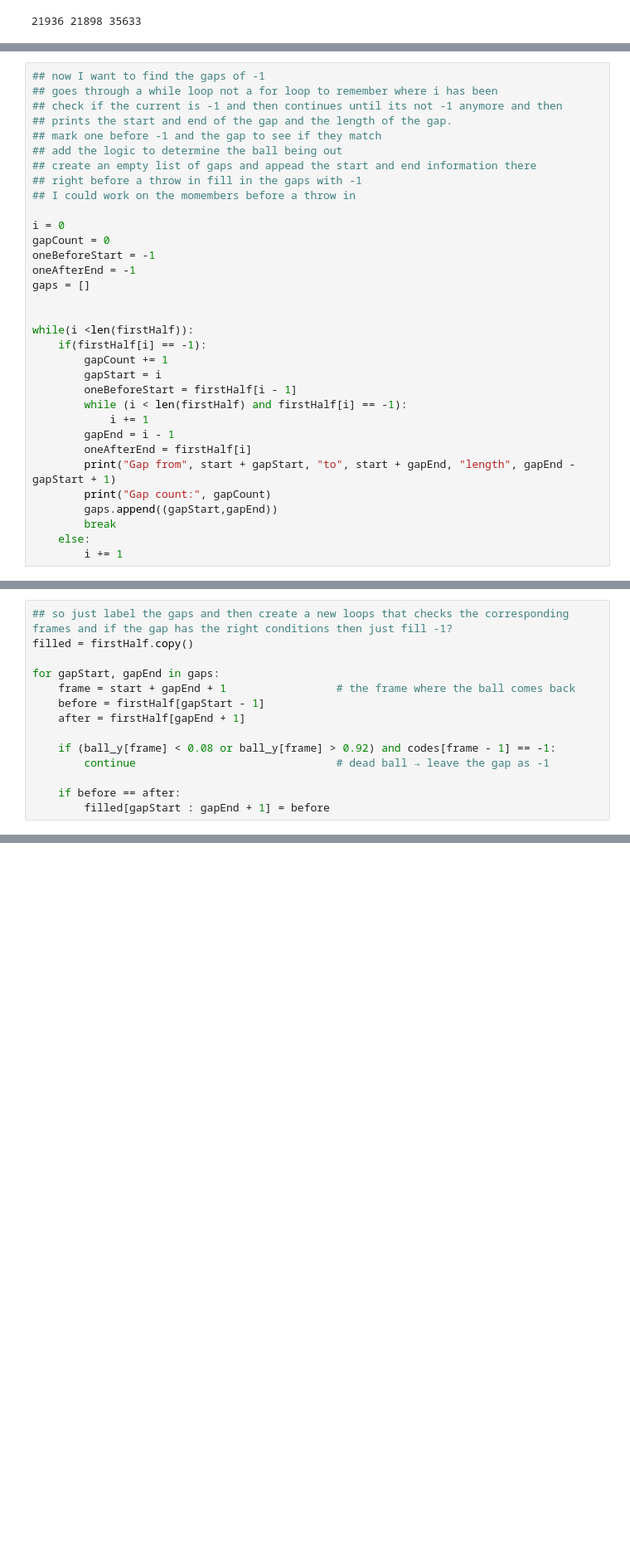
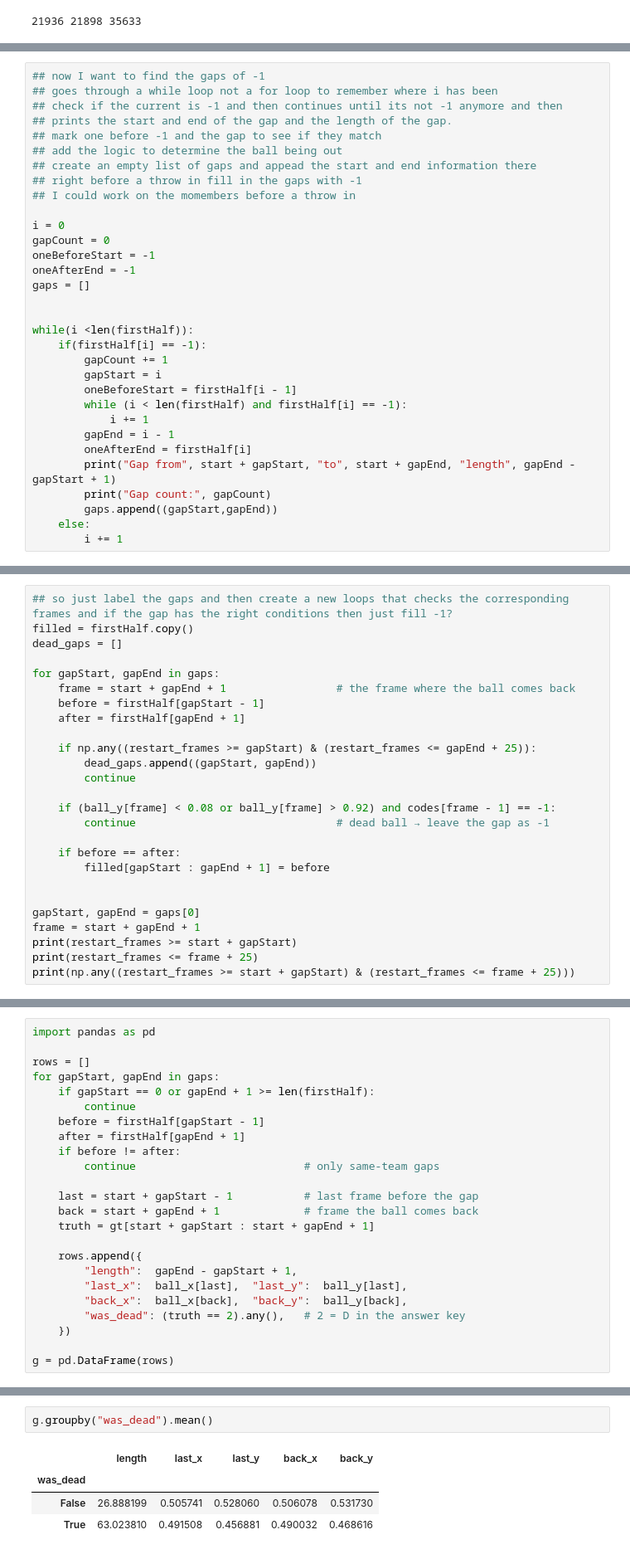
Before and after one commit to KoichiInoue7/Barca-Possession-Reconstruction, a Jupyter notebook: practice/my_analysis.ipynb, the cells around one changed output, grey strips where cells are left out. Shown at 83% size. Drawn from its saved outputs; the diff is of its cells as text; blank space fills up the shorter version.

Commit message:
Add set-piece check and ball_path

```diff
--- a/practice/my_analysis.ipynb
+++ b/practice/my_analysis.ipynb
@@ -98,7 +125,6 @@ while(i <len(firstHalf)):
         print("Gap from", start + gapStart, "to", start + gapEnd, "length", gapEnd - gapStart + 1)
         print("Gap count:", gapCount)
         gaps.append((gapStart,gapEnd))
-        break
     else:
         i += 1
 # %% [output]
@@ -125,14 +177,26 @@ print(parts[0], parts[2])
 # %%
 ## so just label the gaps and then create a new loops that checks the corresponding frames and if the gap has the right conditions then just fill -1?
 filled = firstHalf.copy()
+dead_gaps = []
 
 for gapStart, gapEnd in gaps:
     frame = start + gapEnd + 1                 # the frame where the ball comes back
     before = firstHalf[gapStart - 1]
     after = firstHalf[gapEnd + 1]
 
+    if np.any((restart_frames >= gapStart) & (restart_frames <= gapEnd + 25)):
+        dead_gaps.append((gapStart, gapEnd))
+        continue
+
     if (ball_y[frame] < 0.08 or ball_y[frame] > 0.92) and codes[frame - 1] == -1:
         continue                               # dead ball → leave the gap as -1
 
     if before == after:
         filled[gapStart : gapEnd + 1] = before
+
+
+gapStart, gapEnd = gaps[0]
+frame = start + gapEnd + 1
+print(restart_frames >= start + gapStart)
+print(restart_frames <= frame + 25)
+print(np.any((restart_frames >= start + gapStart) & (restart_frames <= frame + 25)))
@@ -143,0 +221,24 @@ for gapStart, gapEnd in gaps:
+# %%
+import pandas as pd
+
+rows = []
+for gapStart, gapEnd in gaps:
+    if gapStart == 0 or gapEnd + 1 >= len(firstHalf):
+        continue
+    before = firstHalf[gapStart - 1]
+    after = firstHalf[gapEnd + 1]
+    if before != after:
+        continue                          # only same-team gaps
+
+    last = start + gapStart - 1           # last frame before the gap
+    back = start + gapEnd + 1             # frame the ball comes back
+    truth = gt[start + gapStart : start + gapEnd + 1]
+
+    rows.append({
+        "length":  gapEnd - gapStart + 1,
+        "last_x":  ball_x[last],  "last_y":  ball_y[last],
+        "back_x":  ball_x[back],  "back_y":  ball_y[back],
+        "was_dead": (truth == 2).any(),   # 2 = D in the answer key
+    })
+
+g = pd.DataFrame(rows)
@@ -144,3 +263,10 @@ for gapStart, gapEnd in gaps:
+# %%
+g.groupby("was_dead").mean()
+# %% [output]
+|  | length | last_x | last_y | back_x | back_y |
+| was_dead |  |  |  |  |  |
+| False | 26.888199 | 0.505741 | 0.528060 | 0.506078 | 0.531730 |
+| True | 63.023810 | 0.491508 | 0.456881 | 0.490032 | 0.468616 |
 # %%
 myCodes = codes.copy()
 myCodes[start:90652] = filled            # put your filled first half into the full match
```
Also changed, not shown: parts of 10 cells of this notebook.
